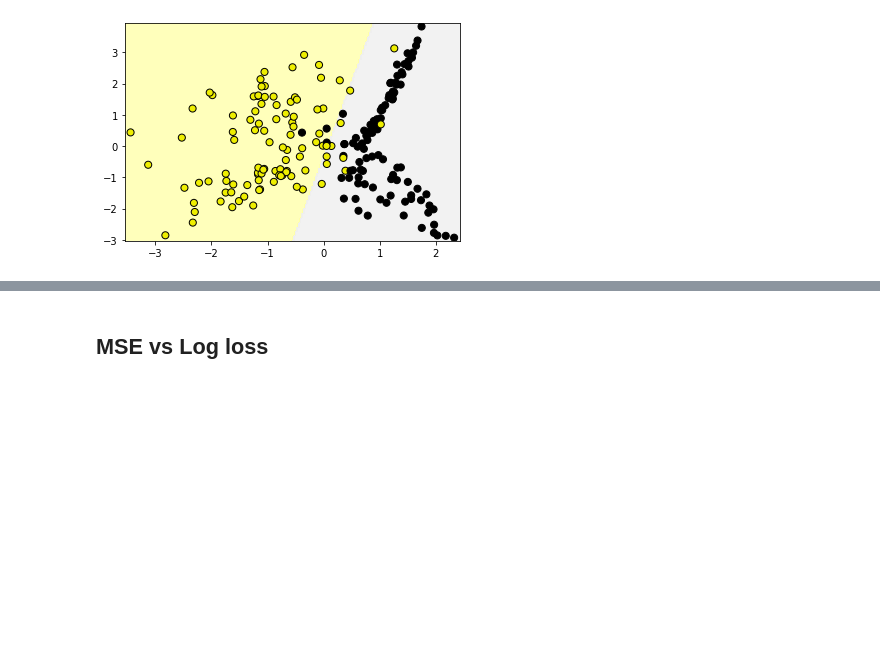
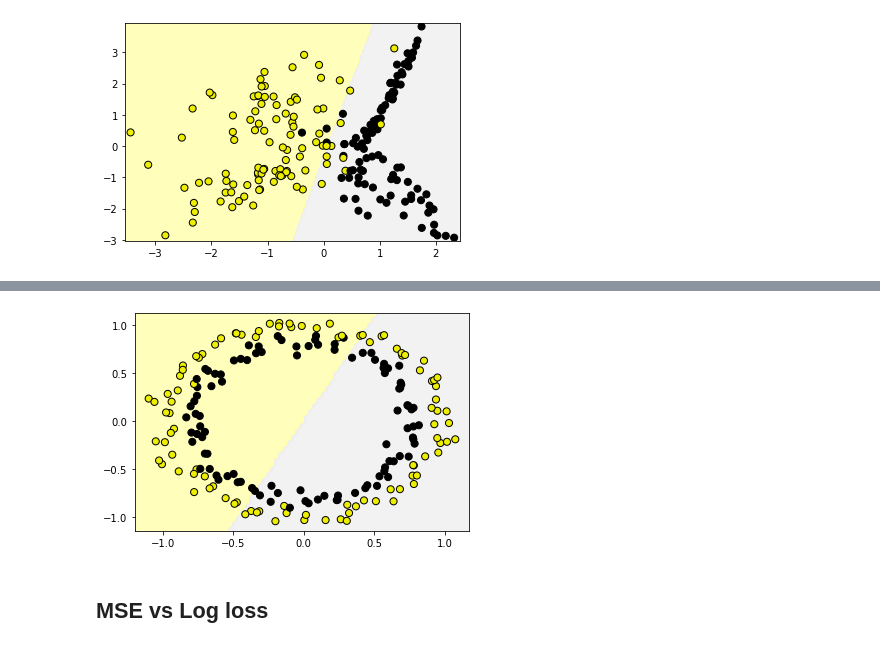
Before and after one commit to ituacm/ITU-ACM-20-21-Spring-Machine-Learning, a Jupyter notebook: Week 3/logistic_regression.ipynb, the cells around one changed output, grey strips where cells are left out. Saved outputs shown, nothing was run; the diff lists cells and outputs as text; code cells hidden in the pictures; blank space fills up the shorter version.

```diff
--- a/Week 3/logistic_regression.ipynb
+++ b/Week 3/logistic_regression.ipynb
@@ -162,0 +175,3 @@ plot_classifier(lr, X, y)
+# %%
+# fit logistic regression
+lr = LogisticRegression().fit(X, y.reshape(-1, 1))
@@ -163,3 +183,8 @@ plot_classifier(lr, X, y)
+# %%
+# visualize
+plot_classifier(lr, X, y)
+# %% [output]
+[figure, added]
 # %% [markdown]
 ## MSE vs Log loss
 # %%
```
Also changed, not shown: parts of 5 cells of this notebook.
